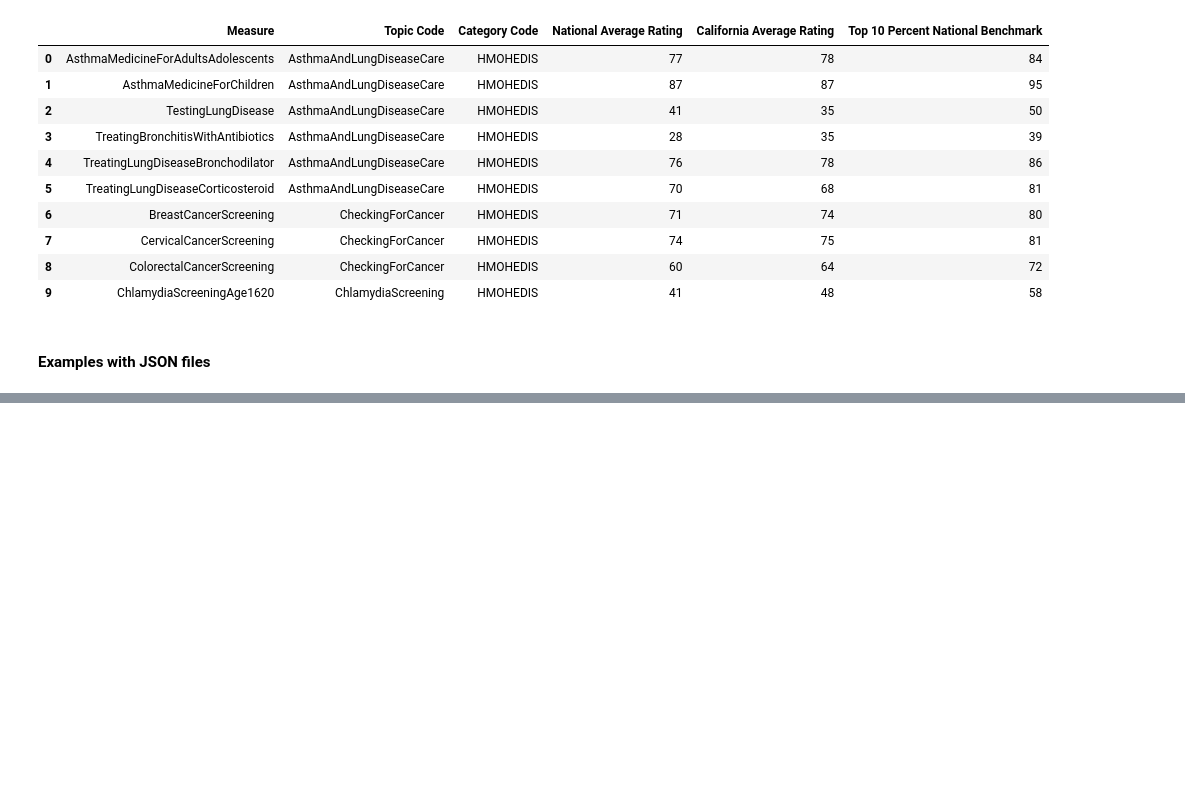
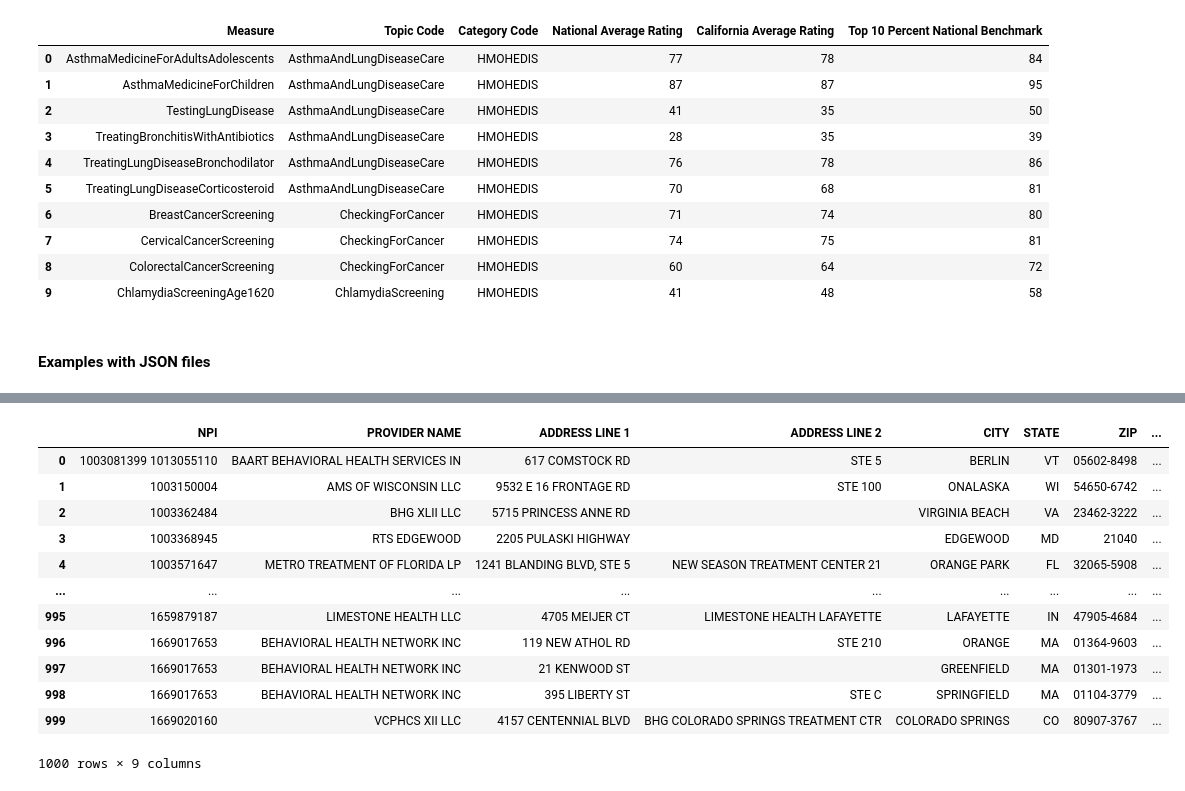
Before and after one commit to Alyssasorensen/datasci_1_loading, a Jupyter notebook: HHA507Assignment1.ipynb, the cells around one changed output, grey strips where cells are left out. Cells and saved outputs as stored; diff of their text form; code cells hidden in the pictures; blank space fills up the shorter version.

```diff
--- a/HHA507Assignment1.ipynb
+++ b/HHA507Assignment1.ipynb
@@ -152,0 +185,20 @@ ValueError: ignored
+# %%
+# Second JSON file
+
+Opioid_treatment_program_providers = pd.read_json('https://raw.githubusercontent.com/Alyssasorensen/datasci_1_loading/main/data/Opioid_treatment_program_providers.json')
+# %%
+Opioid_treatment_program_providers
+# %% [output]
+|  | NPI | PROVIDER NAME | ADDRESS LINE 1 | ADDRESS LINE 2 | CITY | STATE | ZIP | ... |
+| 0 | 1003081399 1013055110 | BAART BEHAVIORAL HEALTH SERVICES IN | 617 COMSTOCK RD | STE 5 | BERLIN | VT | 05602-8498 | ... |
+| 1 | 1003150004 | AMS OF WISCONSIN LLC | 9532 E 16 FRONTAGE RD | STE 100 | ONALASKA | WI | 54650-6742 | ... |
+| 2 | 1003362484 | BHG XLII LLC | 5715 PRINCESS ANNE RD |  | VIRGINIA BEACH | VA | 23462-3222 | ... |
+| 3 | 1003368945 | RTS EDGEWOOD | 2205 PULASKI HIGHWAY |  | EDGEWOOD | MD | 21040 | ... |
+| 4 | 1003571647 | METRO TREATMENT OF FLORIDA LP | 1241 BLANDING BLVD, STE 5 | NEW SEASON TREATMENT CENTER 21 | ORANGE PARK | FL | 32065-5908 | ... |
+| ... | ... | ... | ... | ... | ... | ... | ... | ... |
+| 995 | 1659879187 | LIMESTONE HEALTH LLC | 4705 MEIJER CT | LIMESTONE HEALTH LAFAYETTE | LAFAYETTE | IN | 47905-4684 | ... |
+| 996 | 1669017653 | BEHAVIORAL HEALTH NETWORK INC | 119 NEW ATHOL RD | STE 210 | ORANGE | MA | 01364-9603 | ... |
+| 997 | 1669017653 | BEHAVIORAL HEALTH NETWORK INC | 21 KENWOOD ST |  | GREENFIELD | MA | 01301-1973 | ... |
+| 998 | 1669017653 | BEHAVIORAL HEALTH NETWORK INC | 395 LIBERTY ST | STE C | SPRINGFIELD | MA | 01104-3779 | ... |
+| 999 | 1669020160 | VCPHCS XII LLC | 4157 CENTENNIAL BLVD | BHG COLORADO SPRINGS TREATMENT CTR | COLORADO SPRINGS | CO | 80907-3767 | ... |
+1000 rows × 9 columns
```
Also changed, not shown: parts of 7 cells of this notebook.
